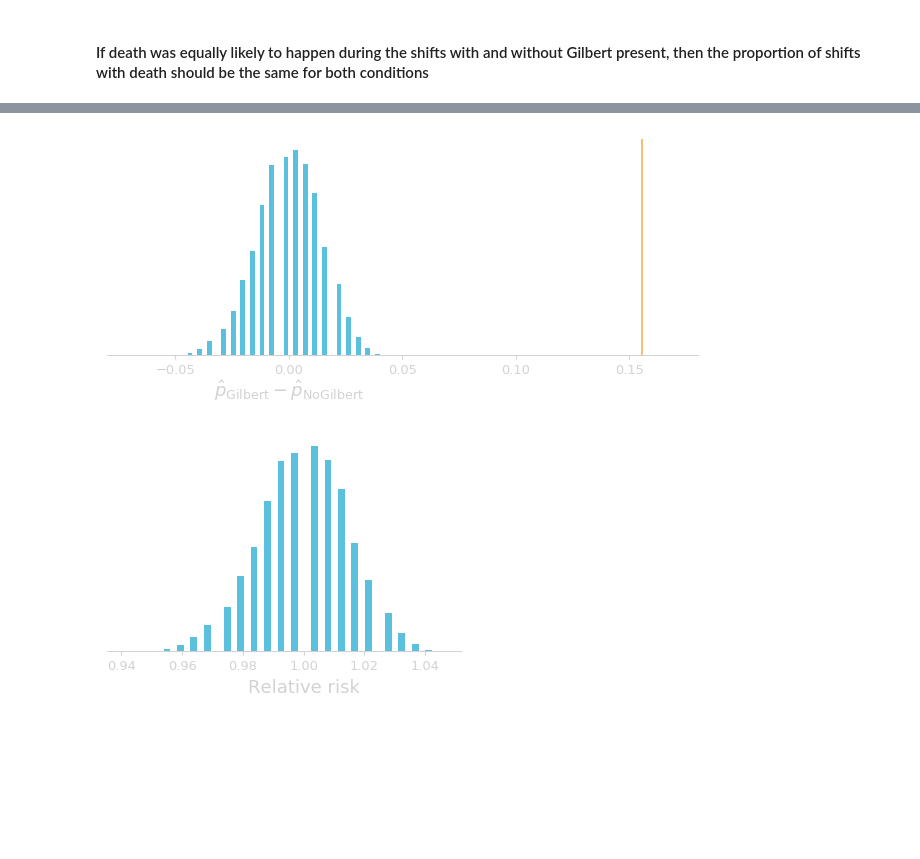
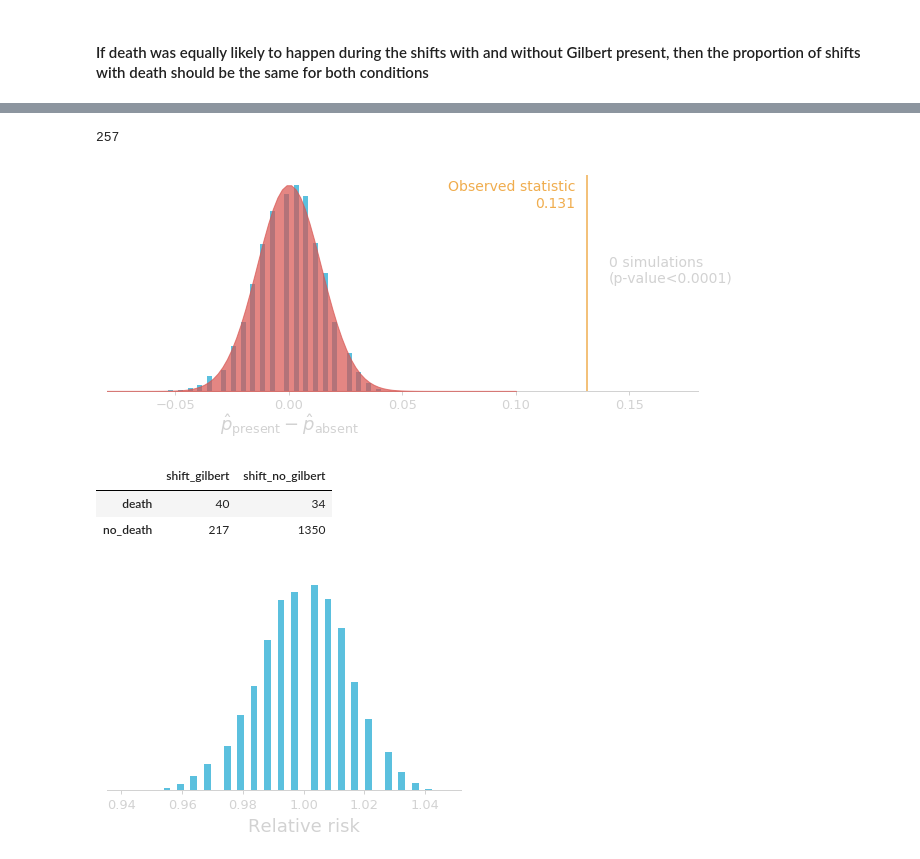
Before and after one commit to gcalmettes/stats13-slides, a Jupyter notebook: notebook-fig/figs-slides-5-comparing-two-proportions.ipynb, the cells around one changed output, grey strips where cells are left out. Cells and saved outputs as stored; diff of their text form; code cells hidden in the pictures; blank space fills up the shorter version.

```diff
--- a/notebook-fig/figs-slides-5-comparing-two-proportions.ipynb
+++ b/notebook-fig/figs-slides-5-comparing-two-proportions.ipynb
@@ -167,6 +167,9 @@ Proportion of shifts for which death occured: 0.04509445460085314
 #the population is all the shifts, with as many 1 as shift with death
 all_shifts = np.zeros(data.values.sum())
 all_shifts[:data.ix["no_death"].sum()]=1
+
+#initial observed statistic (difference in relative proportions)
+diff_init = data.ix["death"].shift_gilbert/data.shift_gilbert.sum()-data.ix["death"].shift_no_gilbert/data.shift_no_gilbert.sum()
 # %%
 n_simul = 10000
 res_diff = np.zeros(n_simul) #store the data
@@ -193,33 +192,65 @@ plt.hist(res_diff, bins="auto");
+# %%
+data.shift_gilbert.sum()
+# %% [output]
+257
 # %%
 fig = plt.figure(figsize=(10,4))
 ax1 = fig.add_axes([0.1, 0.15, 0.82, 0.75])
 ax2 = ax1.twinx()
 ax3 = ax1.twinx()
+ax4 = ax1.twinx()
 
 for ax in [ax1]:
     ax.hist(res_diff, bins="auto", color=colors["blue"])
     for spine in ["bottom"]:
         ax.spines[spine].set_linewidth(1)
         ax.spines[spine].set_color(colors["lightgray"])
     for spine in ["top", "right", "left"]:
         ax.spines[spine].set_visible(False)
     ax.set_yticks([])
     ax.tick_params(axis="both", width=1, size=4, color=colors["lightgray"], labelcolor=colors["lightgray"],
                    labelsize=13, pad=4)
-    ax.text(0, -250, '$\hat{p}_{\mathrm{Gilbert}}-\hat{p}_{\mathrm{No Gilbert}}$', size=18, color=colors["lightgray"], ha="center")
+    ax.text(0, -250, '$\hat{p}_{\mathrm{present}}-\hat{p}_{\mathrm{absent}}$', size=18, color=colors["lightgray"], ha="center")
     ax.set_ylim(0)
     ax.set_xlim(-0.08, 0.18)
 
 for ax in [ax2]:
-    ax.axvline(data.ix["death"].shift_gilbert/data.shift_gilbert.sum(), color=colors["orange"])
+    ax.axvline(diff_init, color=colors["orange"])
+    ax.text(diff_init-0.005, ax.get_ylim()[1]*0.85, "Observed statistic\n{:.3f}".format(diff_init), size=14, color=colors["orange"], ha="right")
+
+for ax in [ax3]:
+    ax.text(diff_init+0.01, ax.get_ylim()[1]*0.5, "{:.0f} simulations\n(p-value<0.0001)".format(np.sum(res_diff>diff_init)), size=14, color=colors["lightgray"], ha="left")
+
+
+for ax in [ax4]:
+    ax.axis("off")
+    #normal
+    norm_mu = 0
+    pooled_p = data.ix["death"].sum()/data.values.sum()
+    p1 = (data.shift_gilbert/data.shift_gilbert.sum()).death
+    p2 = (data.shift_no_gilbert/data.shift_no_gilbert.sum()).death
+    norm_sigma = np.sqrt((pooled_p*(1-pooled_p))*(1/data.shift_gilbert.sum()+1/data.shift_no_gilbert.sum()))
+    x = np.linspace(-0.1,0.1,100)
+    ynorm = stats.norm.pdf(x, norm_mu, norm_sigma)
+    ax.fill_between(x, ynorm, color=colors["red"], alpha=0.7)
+    ax.set_ylim(0)
+
+
+
 
 for ax in [ax2, ax3]:
     ax.set_ylim(0)
     ax.axis("off")
 
-#plt.savefig("/Users/Gui/Box Sync/_STATS13/_Slides/_stats13-Lectures/assets/img/lec/salaries-ucla2014-resampling-ttest.svg", transparent=True)
+plt.savefig("/Users/Gui/Box Sync/_STATS13/_Slides/_stats13-Lectures/assets/img/lec/gilbert-case-resampling-differences.svg", transparent=True)
 # %% [output]
-[figure, old version]
+[figure, new version]
+# %%
+data
+# %% [output]
+|  | shift_gilbert | shift_no_gilbert |
+| death | 40 | 34 |
+| no_death | 217 | 1350 |
 # %%
 fig = plt.figure(figsize=(6,4))
 ax1 = fig.add_axes([0.1, 0.15, 0.82, 0.75])
```
Also changed, not shown: parts of 64 cells of this notebook, 2 other files.
